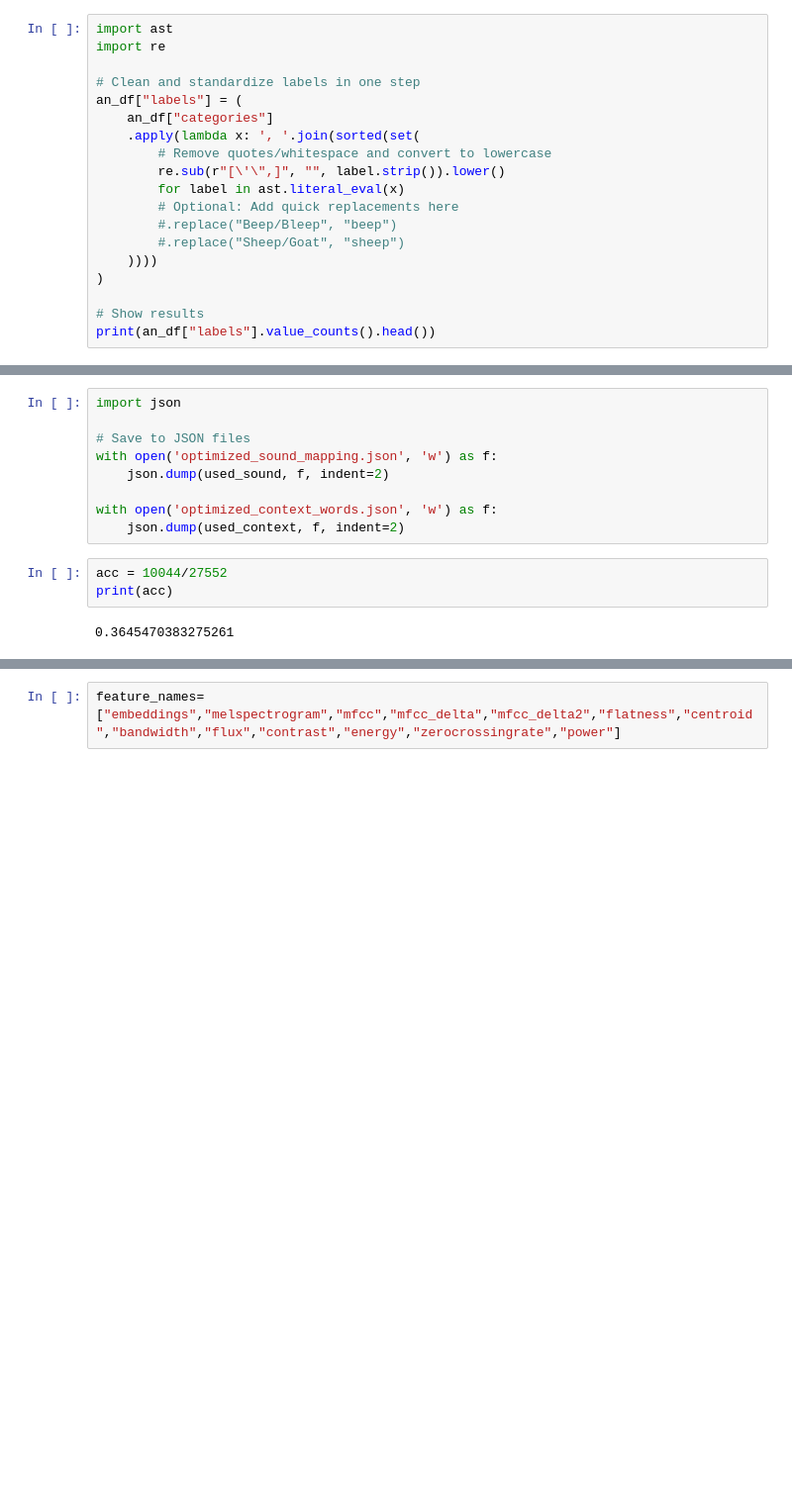
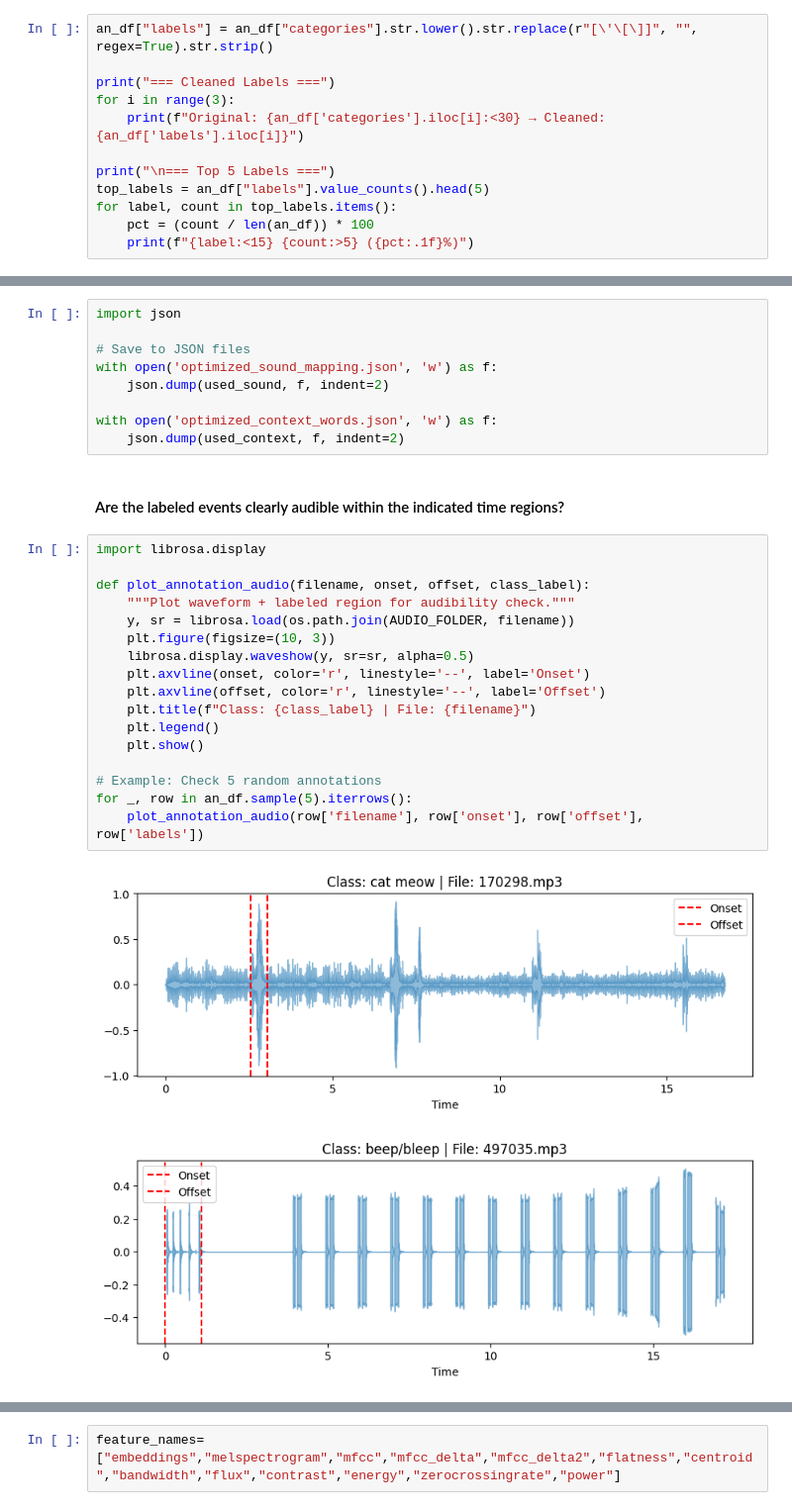
Before and after one commit to 8asic/mlpc2025-sound-event-detection, a Jupyter notebook: T3-Classification/1. Labeling Function.ipynb, the cells around one changed output, grey strips where cells are left out. Shown at 99% size. Cells and saved outputs as stored; diff of their text form; blank space fills up the shorter version.

```diff
--- a/T3-Classification/1. Labeling Function.ipynb
+++ b/T3-Classification/1. Labeling Function.ipynb
@@ -40,20 +34,13 @@ an_df.head(5)
 # %%
-import ast
-import re
+an_df["labels"] = an_df["categories"].str.lower().str.replace(r"[\'\[\]]", "", regex=True).str.strip()
 
-# Clean and standardize labels in one step
-an_df["labels"] = (
-    an_df["categories"]
-    .apply(lambda x: ', '.join(sorted(set(
-        # Remove quotes/whitespace and convert to lowercase
-        re.sub(r"[\'\",]", "", label.strip()).lower()
-        for label in ast.literal_eval(x)
-        # Optional: Add quick replacements here
-        #.replace("Beep/Bleep", "beep")
-        #.replace("Sheep/Goat", "sheep")
-    ))))
-)
+print("=== Cleaned Labels ===")
+for i in range(3):
+    print(f"Original: {an_df['categories'].iloc[i]:<30} → Cleaned: {an_df['labels'].iloc[i]}")
 
-# Show results
-print(an_df["labels"].value_counts().head())
+print("\n=== Top 5 Labels ===")
+top_labels = an_df["labels"].value_counts().head(5)
+for label, count in top_labels.items():
+    pct = (count / len(an_df)) * 100
+    print(f"{label:<15} {count:>5} ({pct:.1f}%)")
 # %% [output]
@@ -278,8 +256,25 @@ with open('optimized_sound_mapping.json', 'w') as f:
 
 with open('optimized_context_words.json', 'w') as f:
     json.dump(used_context, f, indent=2)
+# %% [markdown]
+#### Are the labeled events clearly audible within the indicated time regions?
 # %%
-acc = 10044/27552
-print(acc)
+import librosa.display
+
+def plot_annotation_audio(filename, onset, offset, class_label):
+    """Plot waveform + labeled region for audibility check."""
+    y, sr = librosa.load(os.path.join(AUDIO_FOLDER, filename))
+    plt.figure(figsize=(10, 3))
+    librosa.display.waveshow(y, sr=sr, alpha=0.5)
+    plt.axvline(onset, color='r', linestyle='--', label='Onset')
+    plt.axvline(offset, color='r', linestyle='--', label='Offset')
+    plt.title(f"Class: {class_label} | File: {filename}")
+    plt.legend()
+    plt.show()
+
+# Example: Check 5 random annotations
+for _, row in an_df.sample(5).iterrows():
+    plot_annotation_audio(row['filename'], row['onset'], row['offset'], row['labels'])
 # %% [output]
-0.3645470383275261
+[figure, added]
+[figure, added]
```
Also changed, not shown: parts of 36 cells of this notebook.
